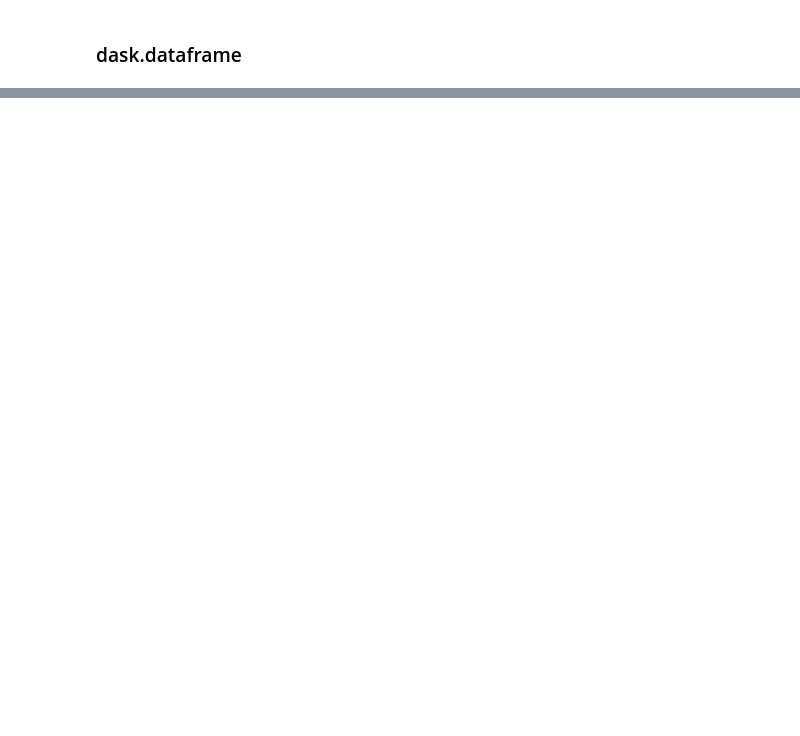
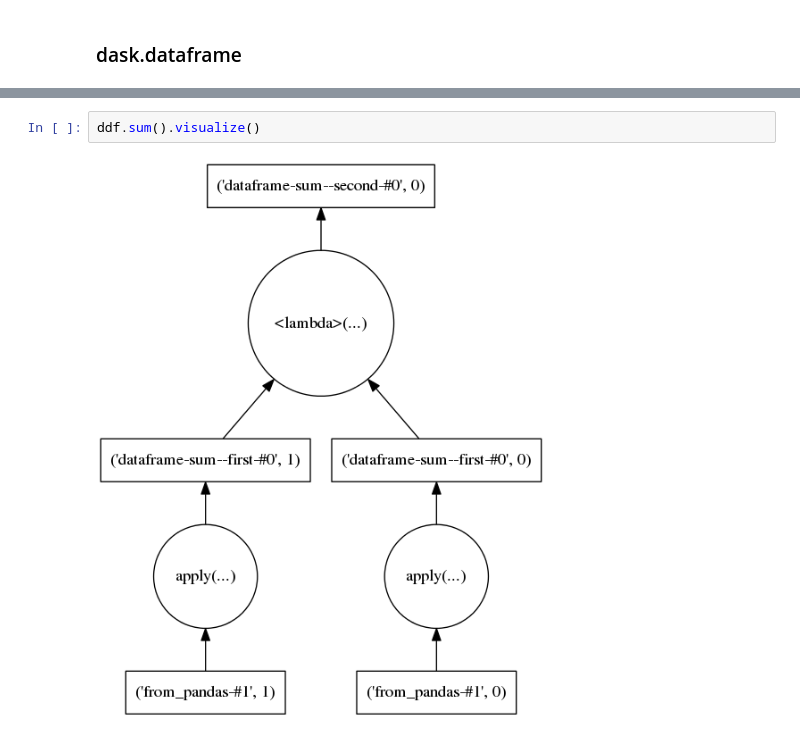
Before and after one commit to sinhrks/PyConJP2015, a Jupyter notebook: Dask_lightningtalk.ipynb, the cells around one changed output, grey strips where cells are left out. Cells and saved outputs as stored; diff of their text form; blank space fills up the shorter version.

```diff
--- a/Dask_lightningtalk.ipynb
+++ b/Dask_lightningtalk.ipynb
@@ -62,0 +75,4 @@ ddf.visualize()
+# %%
+ddf.sum().visualize()
+# %% [output]
+[figure, added]
```
Also changed, not shown: parts of 38 cells of this notebook, 1 other file.
